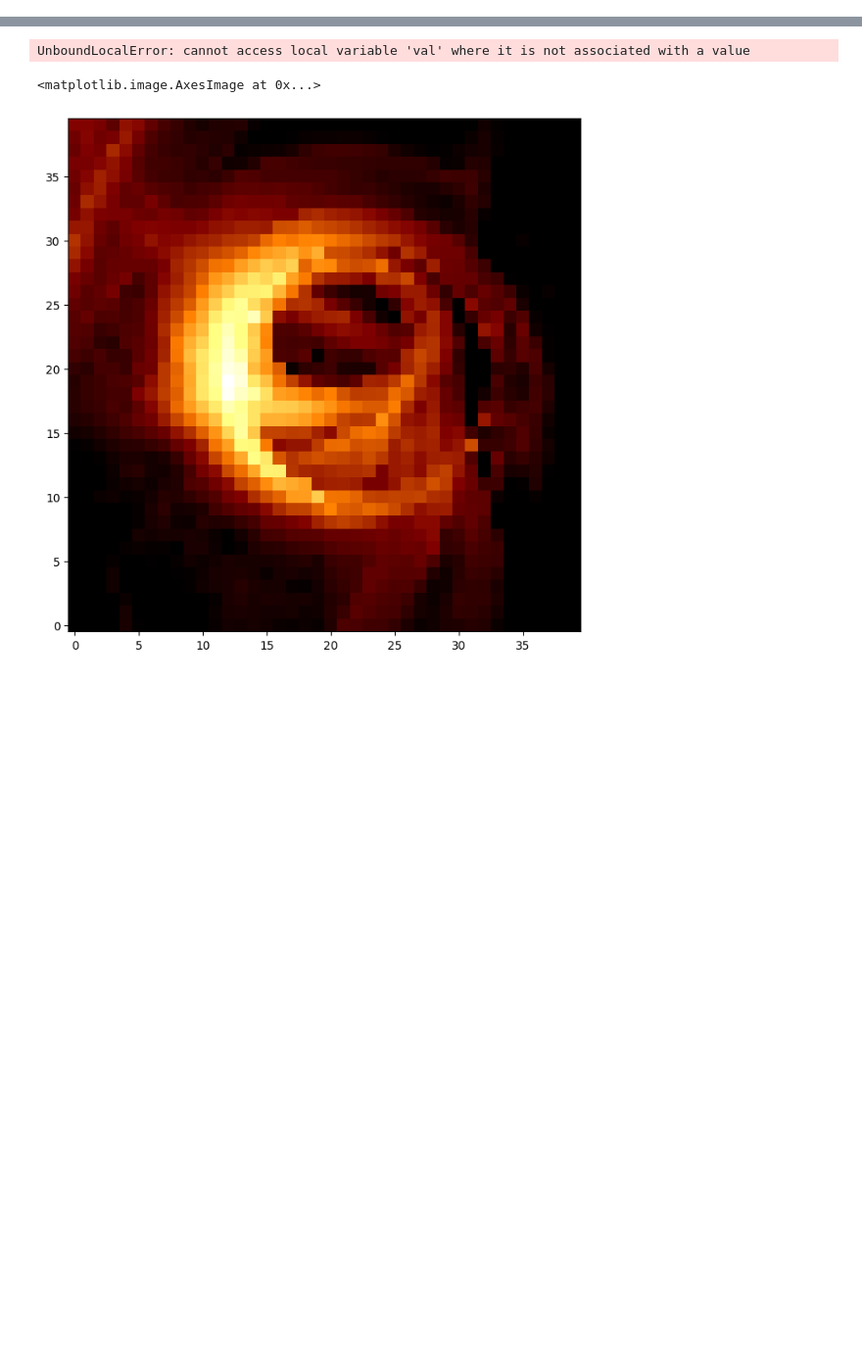
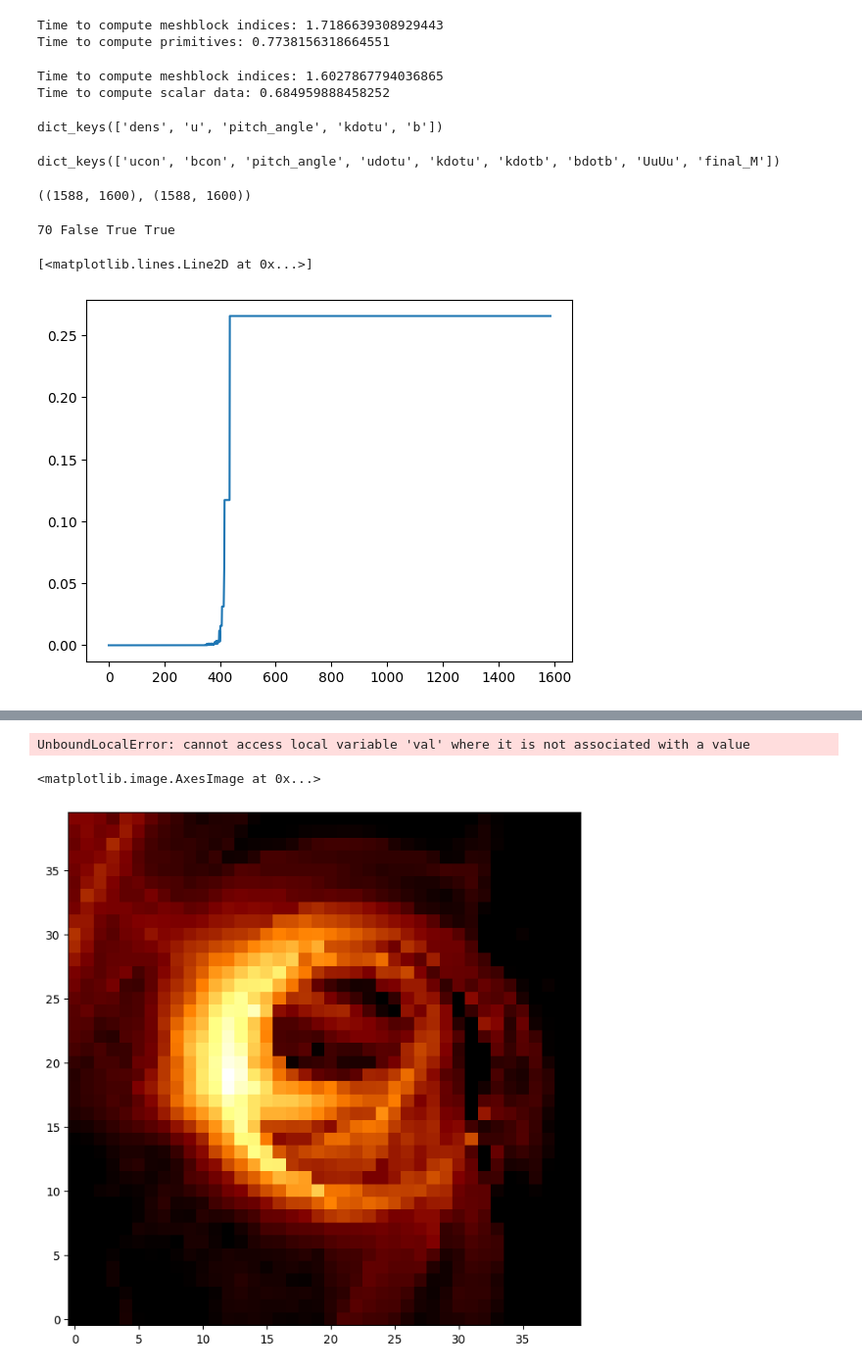
Before and after one commit to liamedeiros/Mahakala, a Jupyter notebook: demos/grmhd.ipynb, the cells around one changed output, grey strips where cells are left out. Shown at 98% size. Saved outputs shown, nothing was run; the diff lists cells and outputs as text; code cells hidden in the pictures; blank space fills up the shorter version.

Commit message:
add function to directly compute relevant scalar quantities in athenak

```diff
--- a/demos/grmhd.ipynb
+++ b/demos/grmhd.ipynb
@@ -127,0 +27,49 @@ B3 True
+# %%
+prim_data = fluid_model.get_prims_from_geodesics(S, profile=True)
+# %% [output]
+Time to compute meshblock indices: 1.7186639308929443
+Time to compute primitives: 0.7738156318664551
+# %%
+tensorial_data = fluid_model.compute_tensorial(S, prim_data)
+# %%
+fluid_scalars = fluid_model.get_fluid_scalars_from_geodesics(S, profile=True)
+
+# [prims[:, irho], prims[:, iu], pitch_angle, kdotu, kdotb, bdotb]
+# checked: kdotu, kdotb, bdotb
+# %% [output]
+Time to compute meshblock indices: 1.6027867794036865
+Time to compute scalar data: 0.684959888458252
+# %%
+fluid_scalars.keys()
+# %% [output]
+dict_keys(['dens', 'u', 'pitch_angle', 'kdotu', 'b'])
+# %%
+tensorial_data.keys()
+# %% [output]
+dict_keys(['ucon', 'bcon', 'pitch_angle', 'udotu', 'kdotu', 'kdotb', 'bdotb', 'UuUu', 'final_M'])
+# %%
+tensorial_data['pitch_angle'].shape, fluid_scalars['pitch_angle'].shape
+# %% [output]
+((1588, 1600), (1588, 1600))
+# %%
+for step in range(1588):
+    diff_pa = np.allclose(tensorial_data['pitch_angle'][step], fluid_scalars['pitch_angle'][step])
+    diff_kdotu = np.allclose(tensorial_data['kdotu'][step], fluid_scalars['kdotu'][step])
+    diff_b = np.allclose(np.sqrt(tensorial_data['bdotb'][step]), fluid_scalars['b'][step])
+
+    if not diff_pa or not diff_kdotu or not diff_b:
+        print(step, diff_pa, diff_kdotu, diff_b)
+
+        break
+# %% [output]
+70 False True True
+# %%
+diffs = []
+for step in range(tensorial_data['bdotb'].shape[0]):
+    diffs.append(np.max(np.abs(tensorial_data['kdotu'][step] - fluid_scalars['kdotu'][step])))
+    #diffs.append(np.max(np.abs(tensorial_data['pitch_angle'][step] - fluid_scalars['pitch_angle'][step])))
+    #diffs.append(np.max(np.abs(np.sqrt(tensorial_data['bdotb'][step]) - fluid_scalars['b'][step])))
+plt.plot(diffs)
+# %% [output]
+[<matplotlib.lines.Line2D at 0x...>]
+[figure, added]
```
Also changed, not shown: parts of 38 cells of this notebook, 1 other file.
